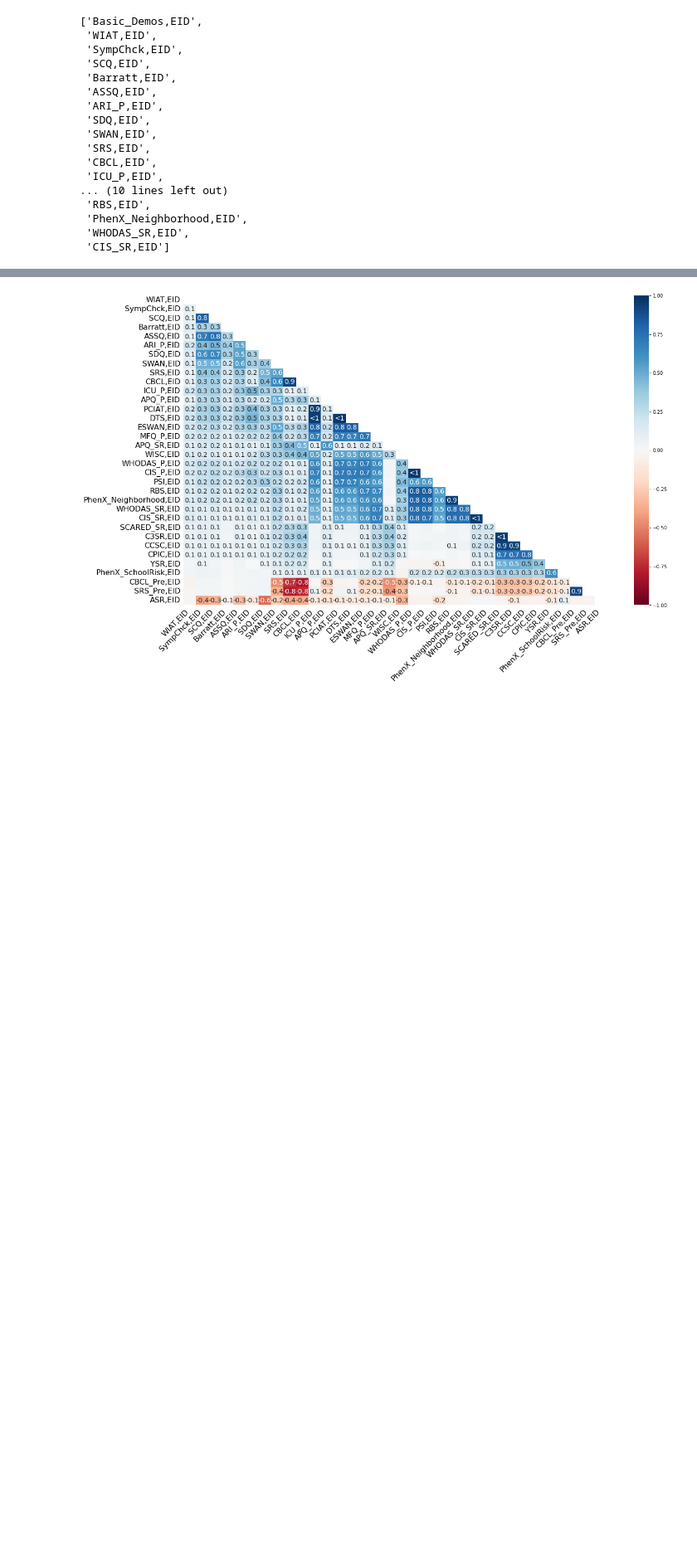
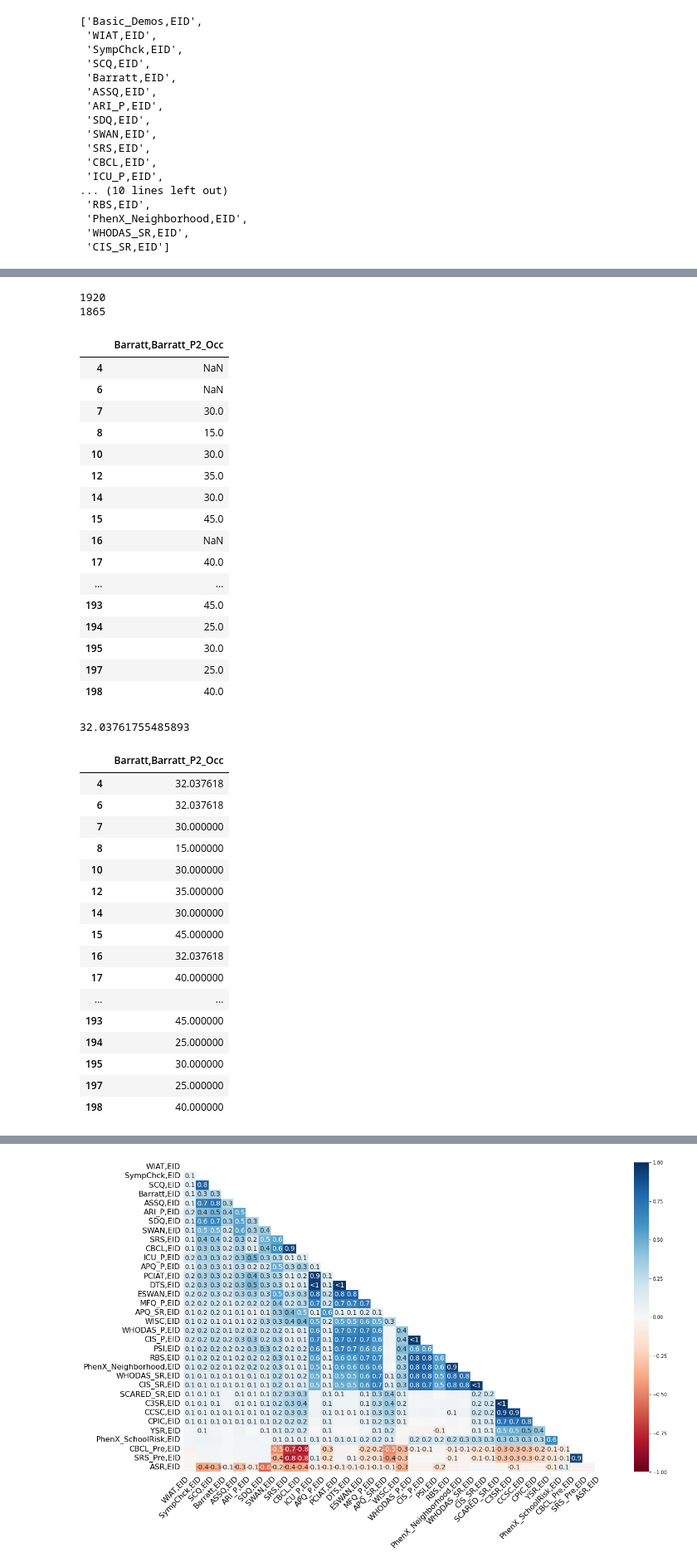
Before and after one commit to charlie42/HBN-explore, a Jupyter notebook: LORIS_data_preparation.ipynb, the cells around one changed output, grey strips where cells are left out. Shown at 83% size. Drawn from its saved outputs; the diff is of its cells as text; code cells hidden in the pictures; blank space fills up the shorter version.

```diff
--- a/LORIS_data_preparation.ipynb
+++ b/LORIS_data_preparation.ipynb
@@ -376,3 +400,10 @@ missing_report_up_to_SCARED[
 | ESWAN,Panic_B13 | 22 | 1.15 |
 | Barratt,financialsupport | 22 | 1.15 |
 | ESWAN,Panic_B12 | 21 | 1.09 |
+# %%
+# Remove columns with more than 40% missing data
+cols_to_remove = list(missing_report_up_to_SCARED[missing_report_up_to_SCARED["Persentage missing"] > 40].index)
+cols_to_remove
+print(len(data_up_to_SCARED.columns))
+data_up_to_SCARED = data_up_to_SCARED.drop(cols_to_remove, axis=1)
+print(len(data_up_to_SCARED.columns))
@@ -378,0 +413,15 @@ missing_report_up_to_SCARED[
+# %%
+# Add missingness marker for missing columns
+
+missing_cols_to_mark = list(missing_report_up_to_SCARED[missing_report_up_to_SCARED["Persentage missing"] <= 40].index)
+missing_cols_to_mark.remove("CBCL,CBCL_56H") # "Other" -> replace with 0 instead
+
+print(len(data_up_to_SCARED.columns))
+for col in missing_cols_to_mark:
+    data_up_to_SCARED[col+ "_WAS_MISSING"] = data_up_to_SCARED[col].isna()
+print(len(data_up_to_SCARED.columns))
+
+# Replace missing "CBCL,CBCL_56H" with 0
+display(data_up_to_SCARED[["CBCL,CBCL_56H"]].describe())
+data_up_to_SCARED[["CBCL,CBCL_56H"]] = data_up_to_SCARED[["CBCL,CBCL_56H"]].fillna(value=0)
+display(data_up_to_SCARED[["CBCL,CBCL_56H"]].describe())
@@ -378,0 +449,52 @@ missing_report_up_to_SCARED[
+# %%
+# Remove rows where output vars are not present: WISC,WISC_Coding_Scaled, WISC,WISC_SS_Scaled, WISC,WISC_FSIQ, WIAT,WIAT_Word_Stnd
+print(len(data_up_to_SCARED.index))
+data_up_to_SCARED = data_up_to_SCARED.dropna(subset = ["WISC,WISC_Coding_Scaled", "WISC,WISC_SS_Scaled", "WISC,WISC_FSIQ", "WIAT,WIAT_Word_Stnd"])
+print(len(data_up_to_SCARED.index))
+# %% [output]
+1920
+1865
+# %%
+# Impute rest of the missing data
+display(data_up_to_SCARED[["Barratt,Barratt_P2_Occ"]].iloc[:100,:])
+print(data_up_to_SCARED["Barratt,Barratt_P2_Occ"].mean())
+
+data_up_to_SCARED = data_up_to_SCARED.fillna(data_up_to_SCARED.mean())
+
+display(data_up_to_SCARED[["Barratt,Barratt_P2_Occ"]].iloc[:100,:])
+# %% [output]
+|  | Barratt,Barratt_P2_Occ |
+| 4 | NaN |
+| 6 | NaN |
+| 7 | 30.0 |
+| 8 | 15.0 |
+| 10 | 30.0 |
+| 12 | 35.0 |
+| 14 | 30.0 |
+| 15 | 45.0 |
+| 16 | NaN |
+| 17 | 40.0 |
+| ... | ... |
+| 193 | 45.0 |
+| 194 | 25.0 |
+| 195 | 30.0 |
+| 197 | 25.0 |
+| 198 | 40.0 |
+32.03761755485893
+|  | Barratt,Barratt_P2_Occ |
+| 4 | 32.037618 |
+| 6 | 32.037618 |
+| 7 | 30.000000 |
+| 8 | 15.000000 |
+| 10 | 30.000000 |
+| 12 | 35.000000 |
+| 14 | 30.000000 |
+| 15 | 45.000000 |
+| 16 | 32.037618 |
+| 17 | 40.000000 |
+| ... | ... |
+| 193 | 45.000000 |
+| 194 | 25.000000 |
+| 195 | 30.000000 |
+| 197 | 25.000000 |
+| 198 | 40.000000 |
```
Also changed, not shown: parts of 26 cells of this notebook.
